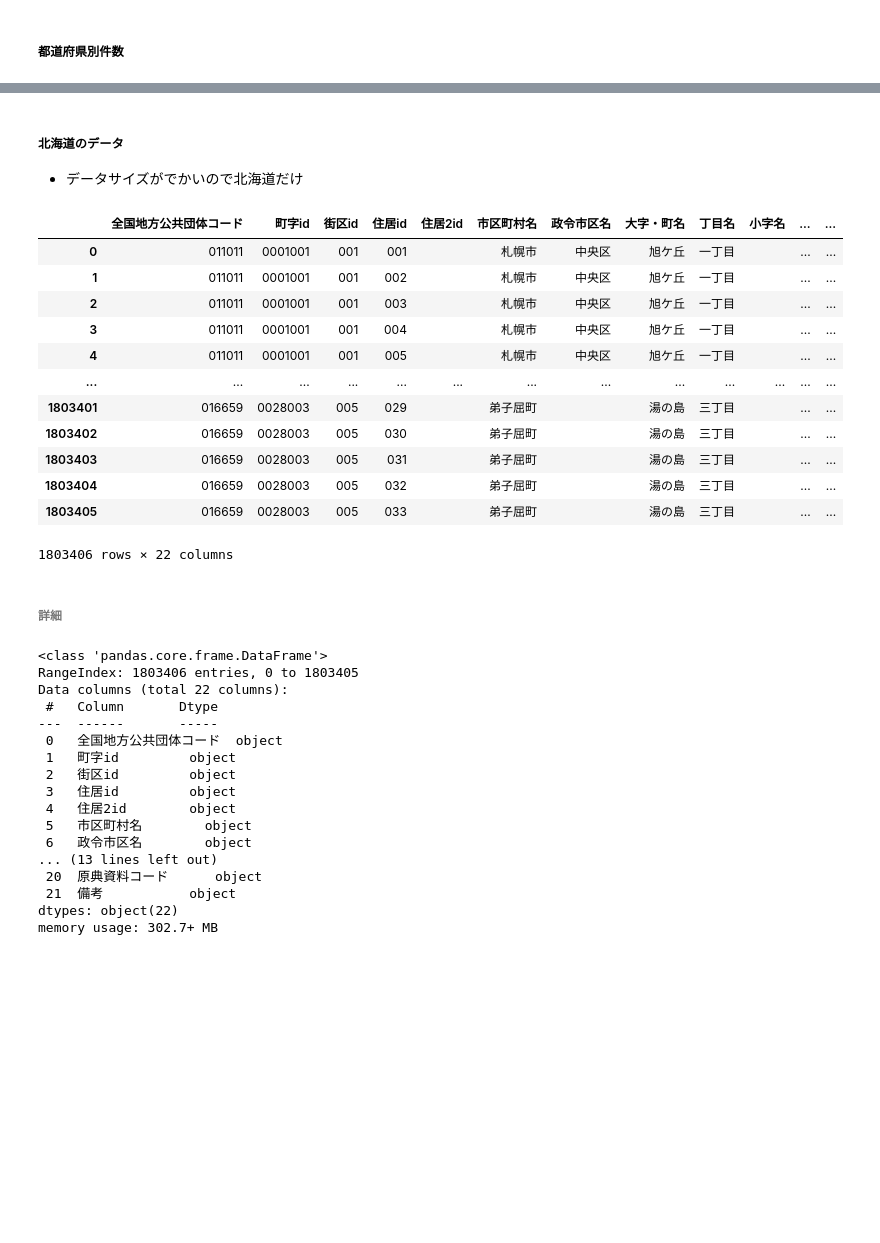
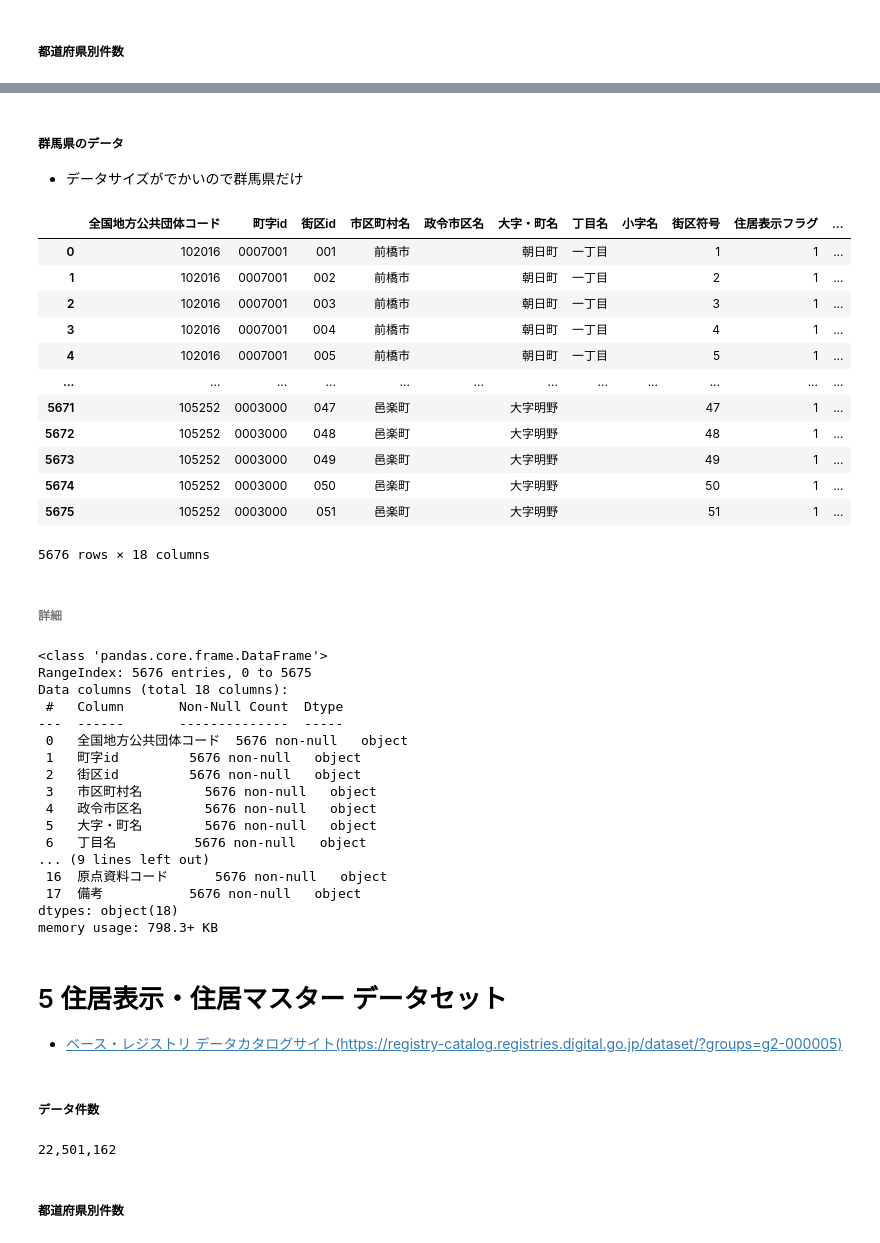
Before and after one commit to zero3kw/abr-data-summary, a Jupyter notebook: abr_data_summery.ipynb, the cells around one changed output, grey strips where cells are left out. Cells and saved outputs as stored; diff of their text form; code cells hidden in the pictures; blank space fills up the shorter version.

```diff
--- a/abr_data_summery.ipynb
+++ b/abr_data_summery.ipynb
@@ -307,44 +278,48 @@ memory usage: 343.3+ MB
-# %% [markdown]
-##### 北海道のデータ
-- データサイズがでかいので北海道だけ
+# %% [markdown]
+##### 群馬県のデータ
+- データサイズがでかいので群馬県だけ
 # %%
-url = 'https://gov-csv-export-public.s3.ap-northeast-1.amazonaws.com/mt_rsdtdsp_rsdt/pref/mt_rsdtdsp_rsdt_pref01.csv.zip'
+url = 'https://gov-csv-export-public.s3.ap-northeast-1.amazonaws.com/mt_rsdtdsp_blk/pref/mt_rsdtdsp_blk_pref10.csv.zip'
 data = get_data(url)
 df = make_dataframe(data)
 df
 # %% [output]
-|  | 全国地方公共団体コード | 町字id | 街区id | 住居id | 住居2id | 市区町村名 | 政令市区名 | 大字・町名 | 丁目名 | 小字名 | ... | ... |
-| 0 | 011011 | 0001001 | 001 | 001 |  | 札幌市 | 中央区 | 旭ケ丘 | 一丁目 |  | ... | ... |
-| 1 | 011011 | 0001001 | 001 | 002 |  | 札幌市 | 中央区 | 旭ケ丘 | 一丁目 |  | ... | ... |
-| 2 | 011011 | 0001001 | 001 | 003 |  | 札幌市 | 中央区 | 旭ケ丘 | 一丁目 |  | ... | ... |
-| 3 | 011011 | 0001001 | 001 | 004 |  | 札幌市 | 中央区 | 旭ケ丘 | 一丁目 |  | ... | ... |
-| 4 | 011011 | 0001001 | 001 | 005 |  | 札幌市 | 中央区 | 旭ケ丘 | 一丁目 |  | ... | ... |
-| ... | ... | ... | ... | ... | ... | ... | ... | ... | ... | ... | ... | ... |
-| 1803401 | 016659 | 0028003 | 005 | 029 |  | 弟子屈町 |  | 湯の島 | 三丁目 |  | ... | ... |
-| 1803402 | 016659 | 0028003 | 005 | 030 |  | 弟子屈町 |  | 湯の島 | 三丁目 |  | ... | ... |
-| 1803403 | 016659 | 0028003 | 005 | 031 |  | 弟子屈町 |  | 湯の島 | 三丁目 |  | ... | ... |
-| 1803404 | 016659 | 0028003 | 005 | 032 |  | 弟子屈町 |  | 湯の島 | 三丁目 |  | ... | ... |
-| 1803405 | 016659 | 0028003 | 005 | 033 |  | 弟子屈町 |  | 湯の島 | 三丁目 |  | ... | ... |
+|  | 全国地方公共団体コード | 町字id | 街区id | 市区町村名 | 政令市区名 | 大字・町名 | 丁目名 | 小字名 | 街区符号 | 住居表示フラグ | ... |
+| 0 | 102016 | 0007001 | 001 | 前橋市 |  | 朝日町 | 一丁目 |  | 1 | 1 | ... |
+| 1 | 102016 | 0007001 | 002 | 前橋市 |  | 朝日町 | 一丁目 |  | 2 | 1 | ... |
+| 2 | 102016 | 0007001 | 003 | 前橋市 |  | 朝日町 | 一丁目 |  | 3 | 1 | ... |
+| 3 | 102016 | 0007001 | 004 | 前橋市 |  | 朝日町 | 一丁目 |  | 4 | 1 | ... |
+| 4 | 102016 | 0007001 | 005 | 前橋市 |  | 朝日町 | 一丁目 |  | 5 | 1 | ... |
+| ... | ... | ... | ... | ... | ... | ... | ... | ... | ... | ... | ... |
+| 5671 | 105252 | 0003000 | 047 | 邑楽町 |  | 大字明野 |  |  | 47 | 1 | ... |
+| 5672 | 105252 | 0003000 | 048 | 邑楽町 |  | 大字明野 |  |  | 48 | 1 | ... |
+| 5673 | 105252 | 0003000 | 049 | 邑楽町 |  | 大字明野 |  |  | 49 | 1 | ... |
+| 5674 | 105252 | 0003000 | 050 | 邑楽町 |  | 大字明野 |  |  | 50 | 1 | ... |
+| 5675 | 105252 | 0003000 | 051 | 邑楽町 |  | 大字明野 |  |  | 51 | 1 | ... |
-1803406 rows × 22 columns
+5676 rows × 18 columns
 # %% [markdown]
 ###### 詳細
 # %%
 df.info()
 # %% [output]
 <class 'pandas.core.frame.DataFrame'>
-RangeIndex: 1803406 entries, 0 to 1803405
-Data columns (total 22 columns):
- #   Column       Dtype
----  ------       -----
- 0   全国地方公共団体コード  object
- 1   町字id         object
- 2   街区id         object
- 3   住居id         object
- 4   住居2id        object
- 5   市区町村名        object
- 6   政令市区名        object
-... (13 lines left out)
- 20  原典資料コード      object
- 21  備考           object
-dtypes: object(22)
-memory usage: 302.7+ MB
+RangeIndex: 5676 entries, 0 to 5675
+Data columns (total 18 columns):
+ #   Column       Non-Null Count  Dtype
+---  ------       --------------  -----
+ 0   全国地方公共団体コード  5676 non-null   object
+ 1   町字id         5676 non-null   object
+ 2   街区id         5676 non-null   object
+ 3   市区町村名        5676 non-null   object
+ 4   政令市区名        5676 non-null   object
+ 5   大字・町名        5676 non-null   object
+ 6   丁目名          5676 non-null   object
+... (9 lines left out)
+ 16  原点資料コード      5676 non-null   object
+ 17  備考           5676 non-null   object
+dtypes: object(18)
+memory usage: 798.3+ KB
+# %% [markdown]
+# 5 住居表示・住居マスター データセット
+
+- [ベース・レジストリ データカタログサイト(https://registry-catalog.registries.digital.go.jp/dataset/?groups=g2-000005)](https://registry-catalog.registries.digital.go.jp/dataset/?groups=g2-000005)
@@ -350,0 +338,8 @@ memory usage: 302.7+ MB
+# %% [markdown]
+##### データ件数
+# %%
+print("{:,}".format(len(df)))
+# %% [output]
+22,501,162
+# %% [markdown]
+##### 都道府県別件数
```
Also changed, not shown: parts of 45 cells of this notebook.
